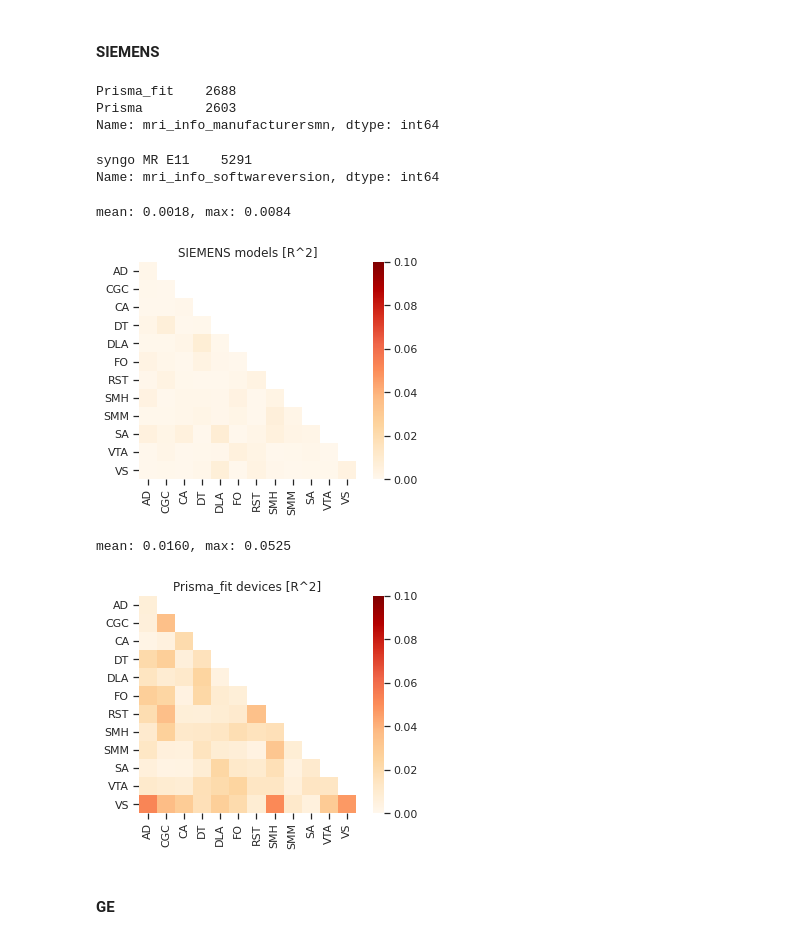
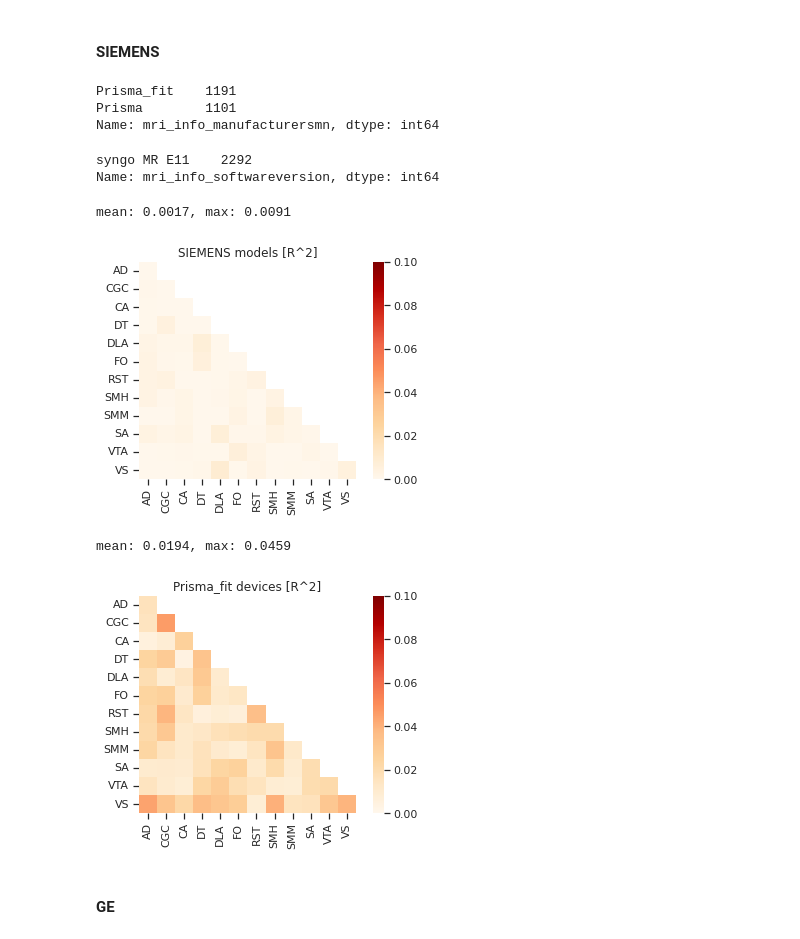
Before and after one commit to AKSoo/StructFunc, a Jupyter notebook: code/ConfoundEffects.ipynb, the cells around one changed output. Saved outputs shown, nothing was run; the diff lists cells and outputs as text; code cells hidden in the pictures.

```diff
--- a/code/ConfoundEffects.ipynb
+++ b/code/ConfoundEffects.ipynb
@@ -44,6 +49,9 @@ def confound_residuals(features, model, confounds, n_workers=None):
 # %%
 fcon, fc_extra = abcd.load_mri_data(ABCD_PATH, 'fcon', dropna=True)
 
-subs = fcon.index.get_level_values(0).unique()
-print(len(subs), 'subjects')
+# sample 1 random scan from each family
+fcon = (fcon.join(covariates['rel_family_id']).groupby('rel_family_id')
+        .sample(1, random_state=SEED).drop('rel_family_id', axis=1))
+
+print(len(fcon), 'subjects')
 # %% [output]
@@ -121,5 +129,7 @@ mean: 0.0023, max: 0.0114
 [figure]
 # %% [markdown]
 ### Specific variables
+# %%
+scan_groups = scan.loc[fcon.index].groupby('mri_info_manufacturer')
 # %% [markdown]
 #### SIEMENS
@@ -128,19 +136,18 @@ siemens_idx = scan['mri_info_manufacturer'].str.startswith('SIEMENS')
+# %%
+scan_siemens = scan_groups.get_group('SIEMENS')
 # %%
-scan.loc[siemens_idx, 'mri_info_manufacturersmn'].value_counts()
+scan_siemens['mri_info_manufacturersmn'].value_counts()
 # %% [output]
-Prisma_fit    2688
-Prisma        2603
+Prisma_fit    1191
+Prisma        1101
 Name: mri_info_manufacturersmn, dtype: int64
 # %%
-scan.loc[siemens_idx, 'mri_info_softwareversion'].value_counts()
+scan_siemens['mri_info_softwareversion'].value_counts()
 # %% [output]
-syngo MR E11    5291
+syngo MR E11    2292
 Name: mri_info_softwareversion, dtype: int64
 # %%
-residresult = confound_residuals(
-    fcon, sm.OLS,
-    scan.loc[siemens_idx, 'mri_info_manufacturersmn']
-)
+residresult = confound_residuals(fcon, sm.OLS, scan_siemens['mri_info_manufacturersmn'])
 r2s = residresult['results'].apply(lambda r: r.rsquared)
 
 print(f'mean: {r2s.mean():.4f}, max: {r2s.max():.4f}')
@@ -150,25 +157,25 @@ with sns.axes_style('ticks'):
 ax.set_title('SIEMENS models [R^2]')
 plt.show()
 # %% [output]
-mean: 0.0018, max: 0.0084
+mean: 0.0017, max: 0.0091
 [figure]
 # %%
 residresult = confound_residuals(
     fcon, sm.OLS,
-    scan.loc[scan['mri_info_manufacturersmn'] == 'Prisma_fit',
-             'mri_info_deviceserialnumber']
+    scan_siemens.loc[scan_siemens['mri_info_manufacturersmn'] == 'Prisma_fit',
+                     'mri_info_deviceserialnumber']
 )
 r2s = residresult['results'].apply(lambda r: r.rsquared)
 
 print(f'mean: {r2s.mean():.4f}, max: {r2s.max():.4f}')
 
 with sns.axes_style('ticks'):
     ax = plotting.plot_fcon(r2s, cmap='OrRd', vmax=0.10, vmin=0)
 ax.set_title('Prisma_fit devices [R^2]')
 plt.show()
 # %% [output]
-mean: 0.0160, max: 0.0525
+mean: 0.0194, max: 0.0459
-[figure, old version]
+[figure, new version]
 # %% [markdown]
 #### GE
 # %%
```
Also changed, not shown: parts of 59 cells of this notebook.
